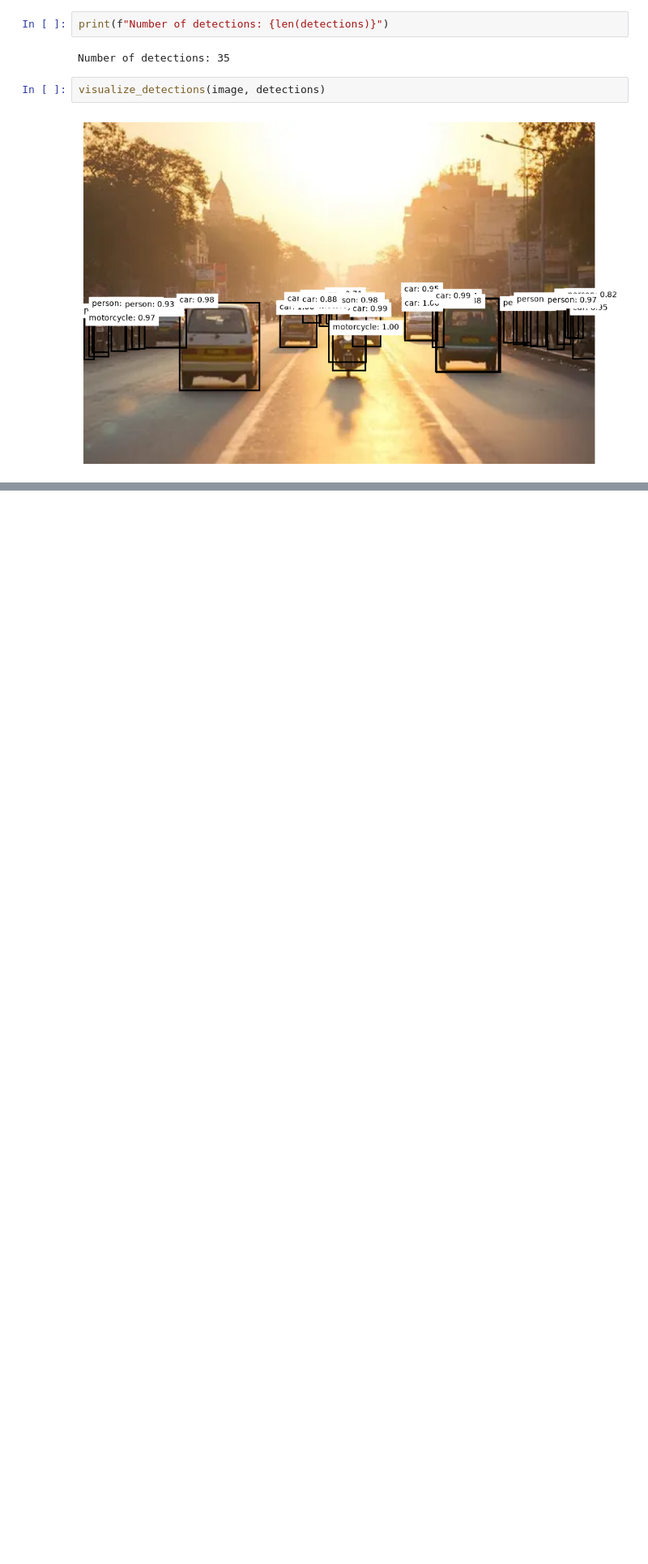
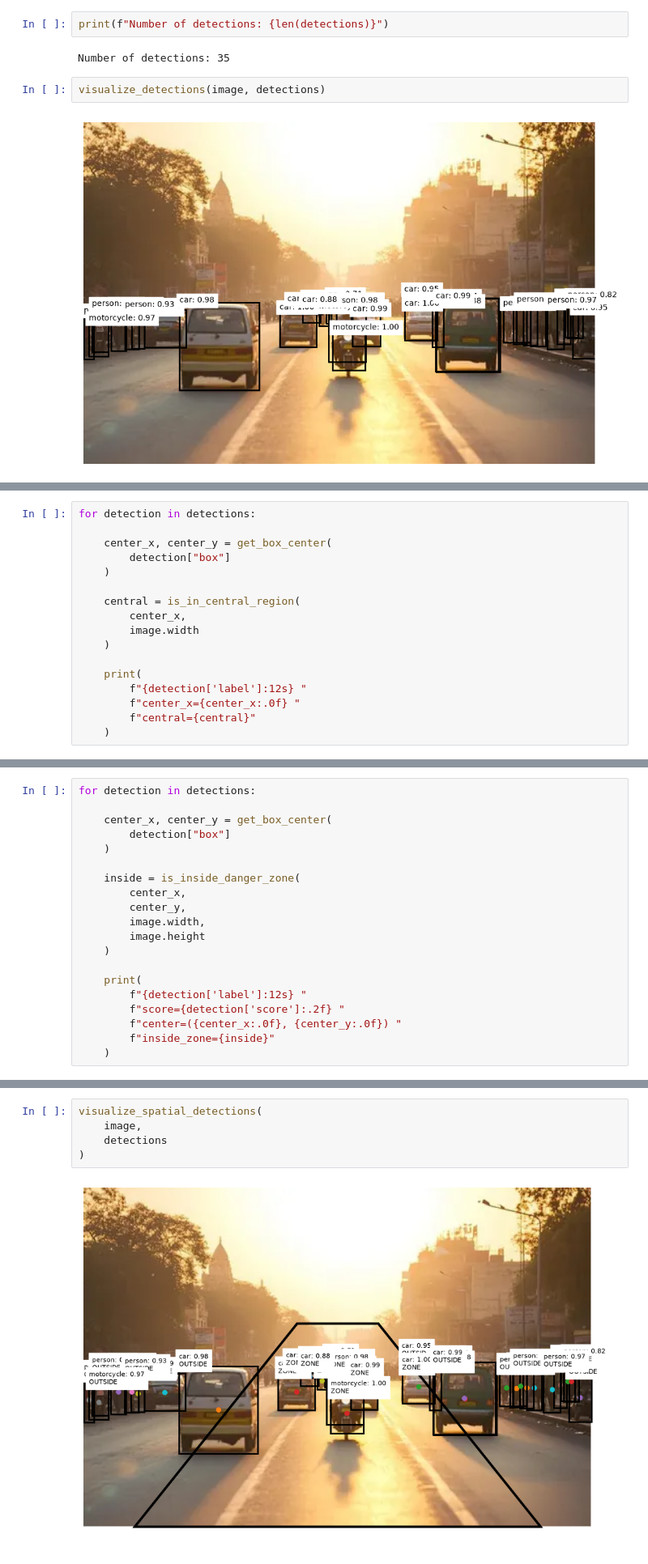
Before and after one commit to rushivyas-eng/mini-adas-vision, a Jupyter notebook: notebooks/04_application_test.ipynb, the cells around one changed output, grey strips where cells are left out. Shown at 81% size. Drawn from its saved outputs; the diff is of its cells as text; blank space fills up the shorter version.

Commit message:
Improve spatial ADAS risk analysis

```diff
--- a/notebooks/04_application_test.ipynb
+++ b/notebooks/04_application_test.ipynb
@@ -169,0 +275,17 @@ visualize_detections(image, detections)
+# %%
+for detection in detections:
+
+    center_x, center_y = get_box_center(
+        detection["box"]
+    )
+
+    central = is_in_central_region(
+        center_x,
+        image.width
+    )
+
+    print(
+        f"{detection['label']:12s} "
+        f"center_x={center_x:.0f} "
+        f"central={central}"
+    )
@@ -169,0 +471,20 @@ visualize_detections(image, detections)
+# %%
+for detection in detections:
+
+    center_x, center_y = get_box_center(
+        detection["box"]
+    )
+
+    inside = is_inside_danger_zone(
+        center_x,
+        center_y,
+        image.width,
+        image.height
+    )
+
+    print(
+        f"{detection['label']:12s} "
+        f"score={detection['score']:.2f} "
+        f"center=({center_x:.0f}, {center_y:.0f}) "
+        f"inside_zone={inside}"
+    )
@@ -169,0 +590,7 @@ visualize_detections(image, detections)
+# %%
+visualize_spatial_detections(
+    image,
+    detections
+)
+# %% [output]
+[figure, added]
```
Also changed, not shown: parts of 31 cells of this notebook, 2 other files.
